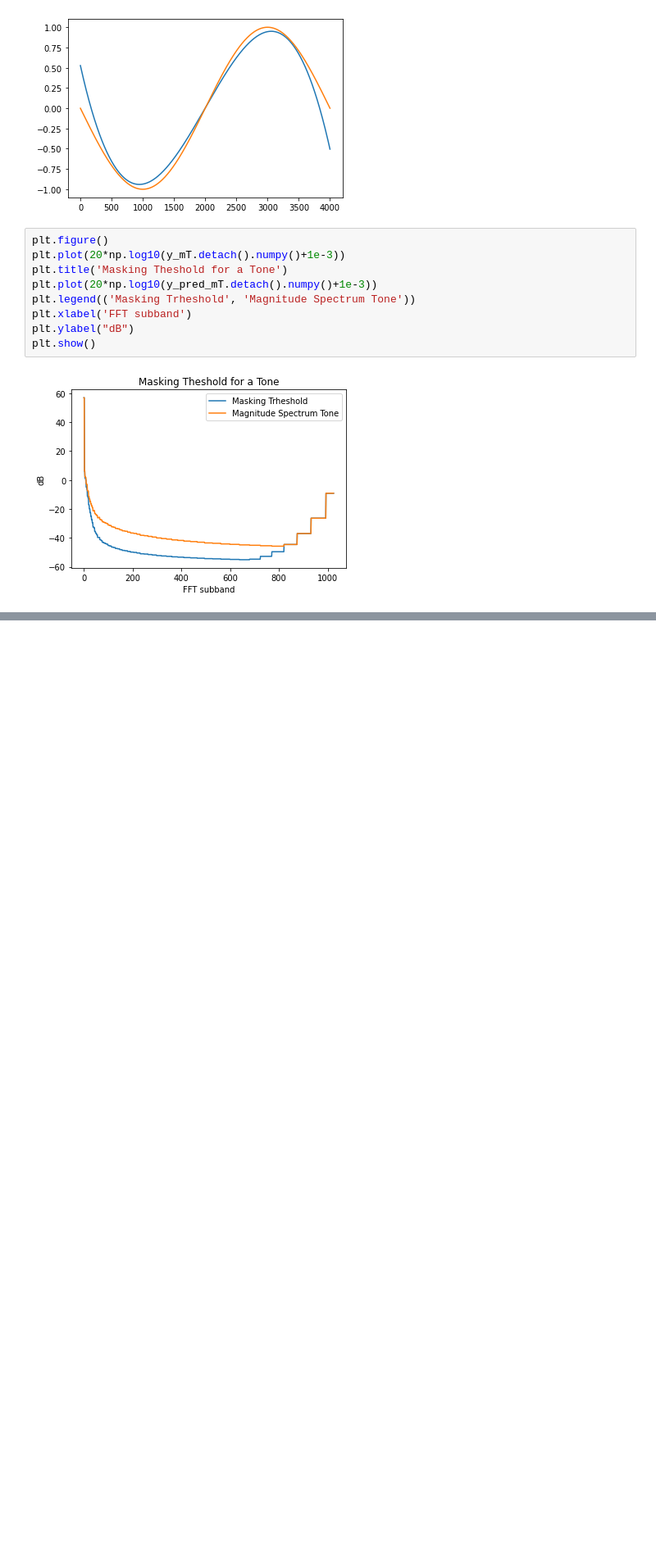
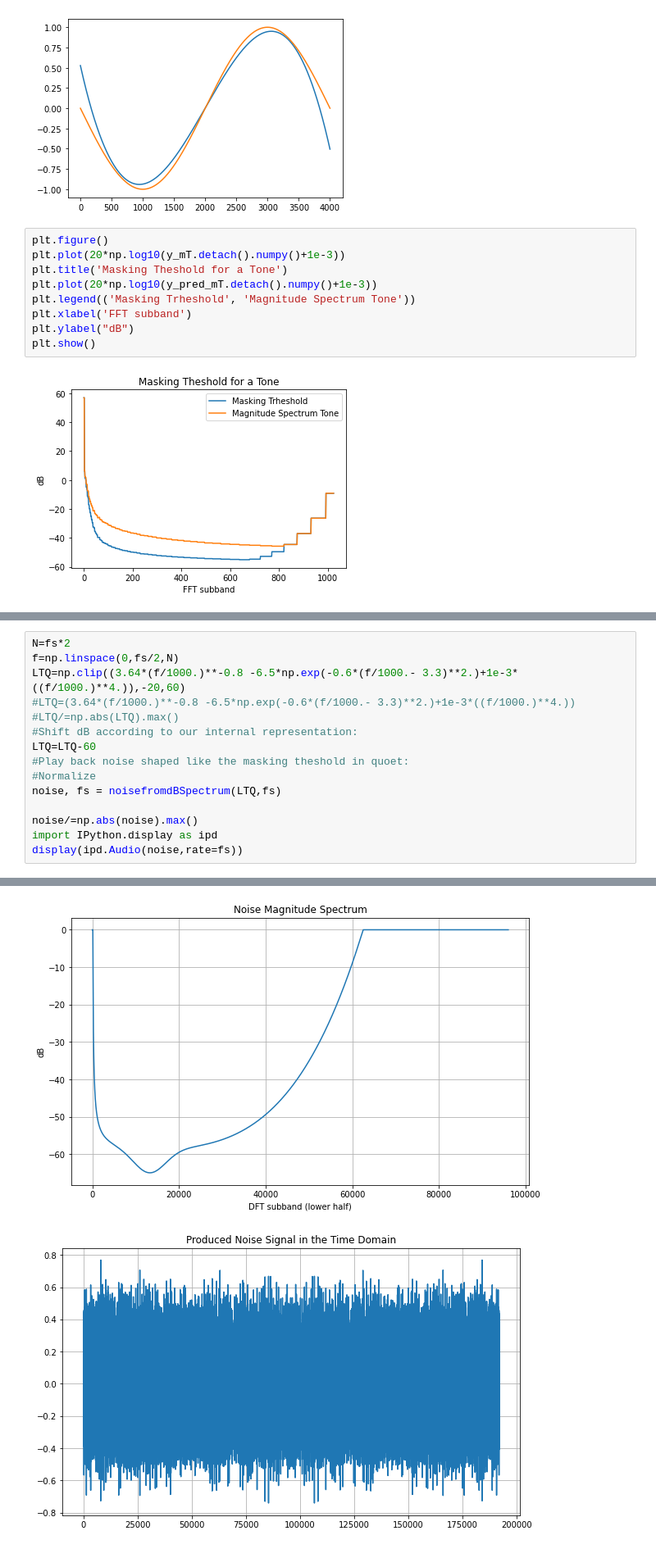
Before and after one commit to TUIlmenauAMS/AudioCoding_Tutorials, a Jupyter notebook: torch_psyacmodel.ipynb, the cells around one changed output, grey strips where cells are left out. Shown at 82% size. Drawn from its saved outputs; the diff is of its cells as text; blank space fills up the shorter version.

```diff
--- a/torch_psyacmodel.ipynb
+++ b/torch_psyacmodel.ipynb
@@ -369,0 +425,16 @@ plt.show()
+# %%
+N=fs*2
+f=np.linspace(0,fs/2,N)
+LTQ=np.clip((3.64*(f/1000.)**-0.8 -6.5*np.exp(-0.6*(f/1000.- 3.3)**2.)+1e-3*((f/1000.)**4.)),-20,60)
+#LTQ=(3.64*(f/1000.)**-0.8 -6.5*np.exp(-0.6*(f/1000.- 3.3)**2.)+1e-3*((f/1000.)**4.))
+#LTQ/=np.abs(LTQ).max()
+#Shift dB according to our internal representation:
+LTQ=LTQ-60
+#Play back noise shaped like the masking theshold in quoet:
+#Normalize
+noise, fs = noisefromdBSpectrum(LTQ,fs)
+
+noise/=np.abs(noise).max()
+import IPython.display as ipd
+display(ipd.Audio(noise,rate=fs))
+# %% [output]
@@ -369,0 +442,2 @@ plt.show()
+[figure, added]
+[figure, added]
```
Also changed, not shown: parts of 5 cells of this notebook.
